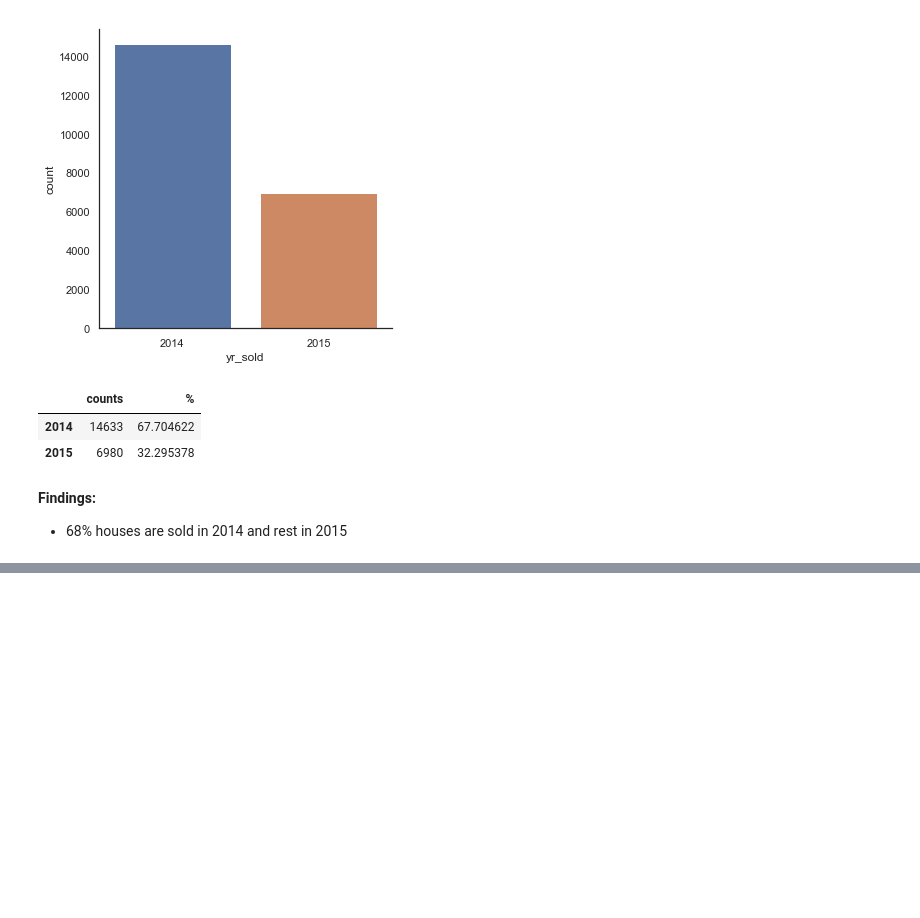
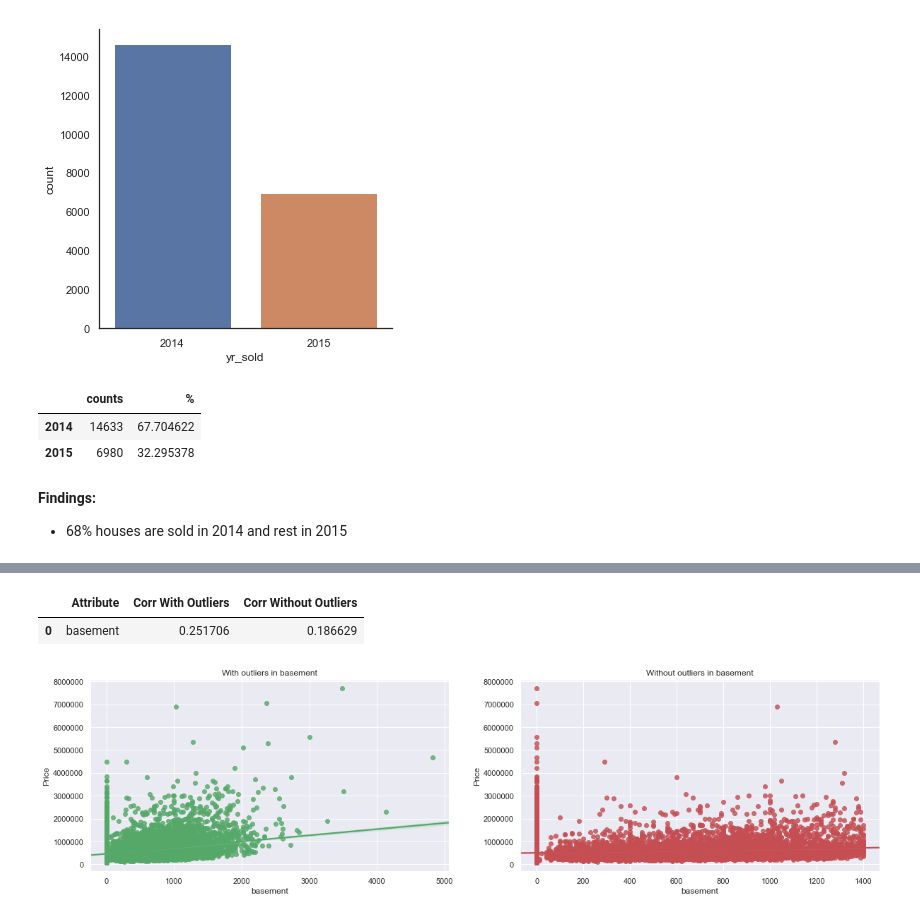
Before and after one commit to sgithub9/ML_public, a Jupyter notebook: project/Capstone project/Capstone Project.ipynb, the cells around one changed output, grey strips where cells are left out. Cells and saved outputs as stored; diff of their text form; code cells hidden in the pictures; blank space fills up the shorter version.

```diff
--- a/project/Capstone project/Capstone Project.ipynb
+++ b/project/Capstone project/Capstone Project.ipynb
@@ -1223,0 +1288,21 @@ displayCountPer(dataSet.yr_sold)
+# %%
+def checkOutlierComparedWithTarget (dataSet, colName):
+    fig, (ax1, ax2) =plt.subplots(1,2, figsize=(20,5))
+    sn.regplot(x=dataSet[colName], y=dataSet.price, color="g", ax=ax1)
+    ax1.set_ylabel('Price')
+    ax1.set_title("With outliers in {}".format(colName))
+    cleanedDataset = dataSet.copy()
+    cleanedDataset = getDataSetwithoutOutlier (dataSet, cleanedDataset, colName)
+    #print("Count of Outliers in cleanedDataset {}".format(len(findOutliers(cleanedDataset[colName]))))
+    #print ("Mean of cleanedDataset {}".format(cleanedDataset[colName].mean()))
+    sn.regplot(x=cleanedDataset[colName], y=cleanedDataset.price, color="r", ax=ax2)
+    ax2.set_ylabel('Price')
+    ax2.set_title("Without outliers in {}".format(colName))
+
+    return displayCorrvalues(dataSet, cleanedDataset, colName)
+# %%
+checkOutlierComparedWithTarget(dataSet, dataSet.basement.name)
+# %% [output]
+|  | Attribute | Corr With Outliers | Corr Without Outliers |
+| 0 | basement | 0.251706 | 0.186629 |
+[figure, added]
```
Also changed, not shown: parts of 44 cells of this notebook, 1 other file.
